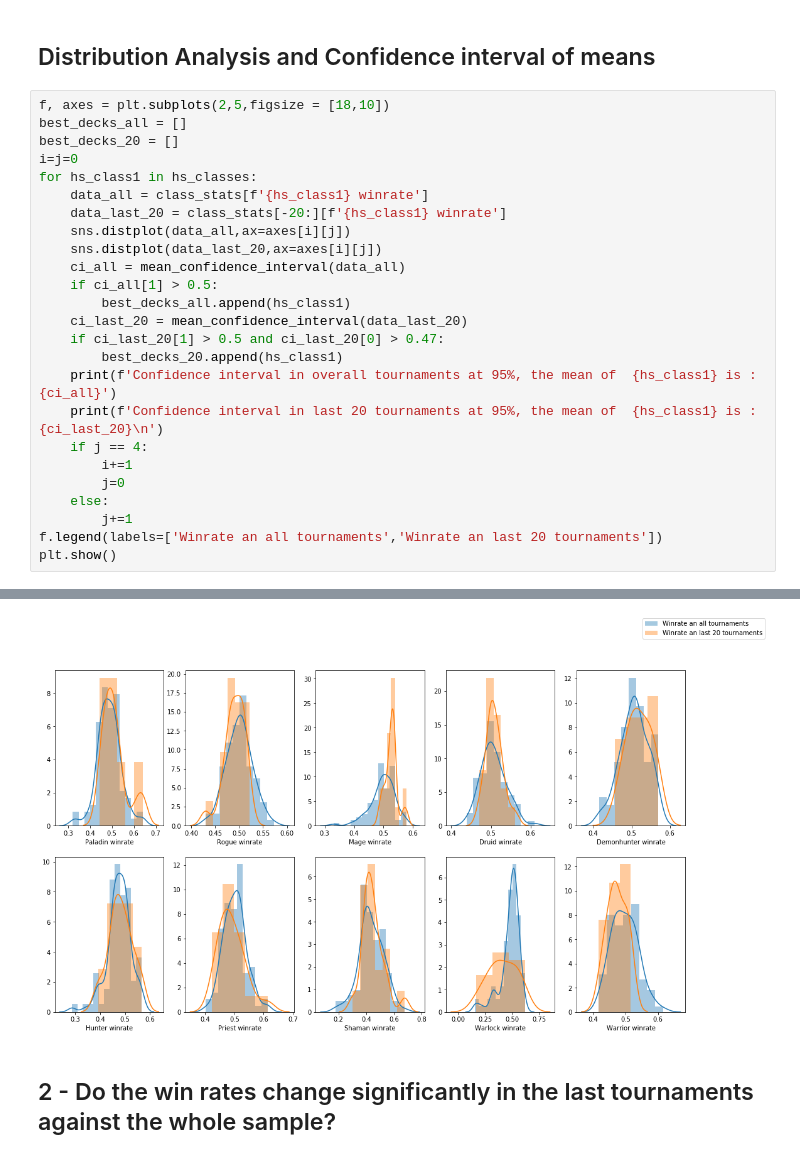
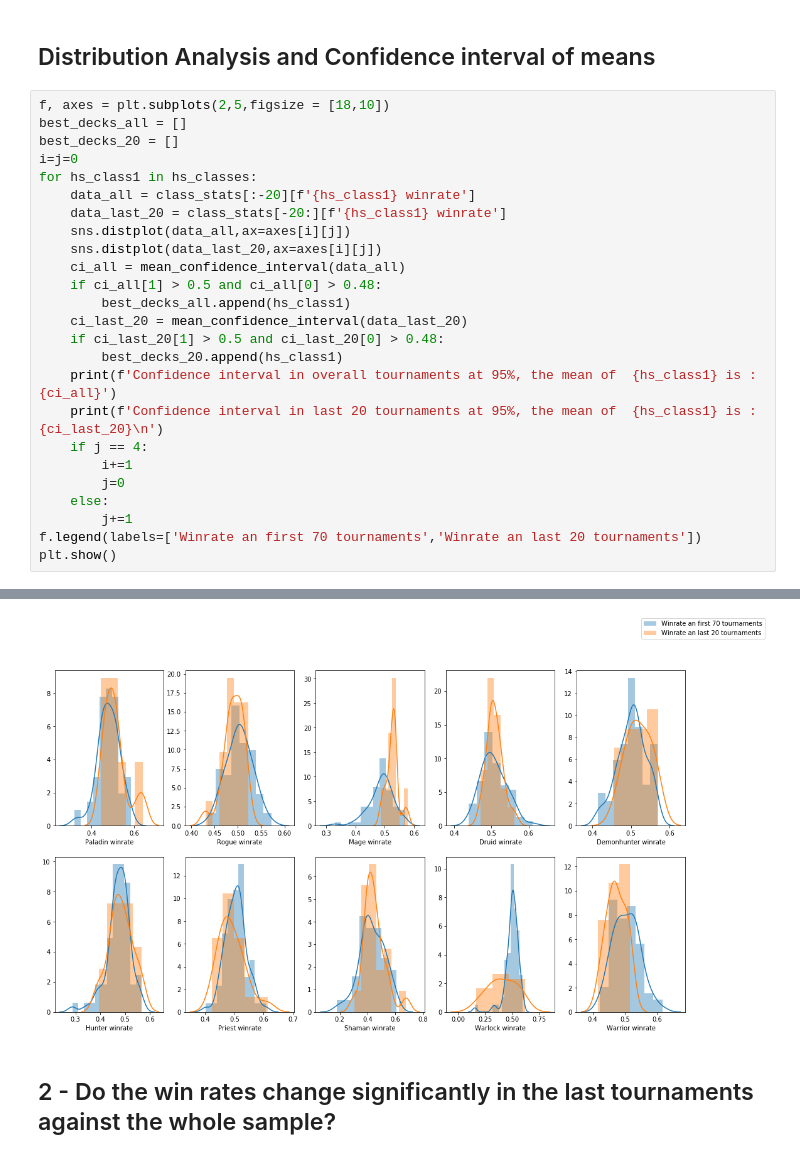
Before and after one commit to aGimenezO/PR04-project-statistical-analysis, a Jupyter notebook: Project 4 Data Analysis over Hearthstone class data.ipynb, the cells around one changed output, grey strips where cells are left out. Drawn from its saved outputs; the diff is of its cells as text.

```diff
--- a/Project 4 Data Analysis over Hearthstone class data.ipynb
+++ b/Project 4 Data Analysis over Hearthstone class data.ipynb
@@ -100,15 +100,15 @@ best_decks_all = []
 best_decks_20 = []
 i=j=0
 for hs_class1 in hs_classes:
-    data_all = class_stats[f'{hs_class1} winrate']
+    data_all = class_stats[:-20][f'{hs_class1} winrate']
     data_last_20 = class_stats[-20:][f'{hs_class1} winrate']
     sns.distplot(data_all,ax=axes[i][j])
     sns.distplot(data_last_20,ax=axes[i][j])
     ci_all = mean_confidence_interval(data_all)
-    if ci_all[1] > 0.5:
+    if ci_all[1] > 0.5 and ci_all[0] > 0.48:
         best_decks_all.append(hs_class1)
     ci_last_20 = mean_confidence_interval(data_last_20)
-    if ci_last_20[1] > 0.5 and ci_last_20[0] > 0.47:
+    if ci_last_20[1] > 0.5 and ci_last_20[0] > 0.48:
         best_decks_20.append(hs_class1)
     print(f'Confidence interval in overall tournaments at 95%, the mean of  {hs_class1} is : {ci_all}')
     print(f'Confidence interval in last 20 tournaments at 95%, the mean of  {hs_class1} is : {ci_last_20}\n')
@@ -117,6 +117,6 @@ for hs_class1 in hs_classes:
         j=0
     else:
         j+=1
-f.legend(labels=['Winrate an all tournaments','Winrate an last 20 tournaments'])
+f.legend(labels=['Winrate an first 70 tournaments','Winrate an last 20 tournaments'])
 plt.show()
 # %% [output]
@@ -139,5 +139,5 @@ Confidence interval in overall tournaments at 95%, the mean of  Warrior is : (0.
 Confidence interval in last 20 tournaments at 95%, the mean of  Warrior is : (0.4594604921621341, 0.4871272526818297)
-[figure, old version]
+[figure, new version]
 # %% [markdown]
 ## 2 - Do the win rates change significantly in the last tournaments against the whole sample?
 # %% [markdown]
```
Also changed, not shown: parts of 11 cells of this notebook.
